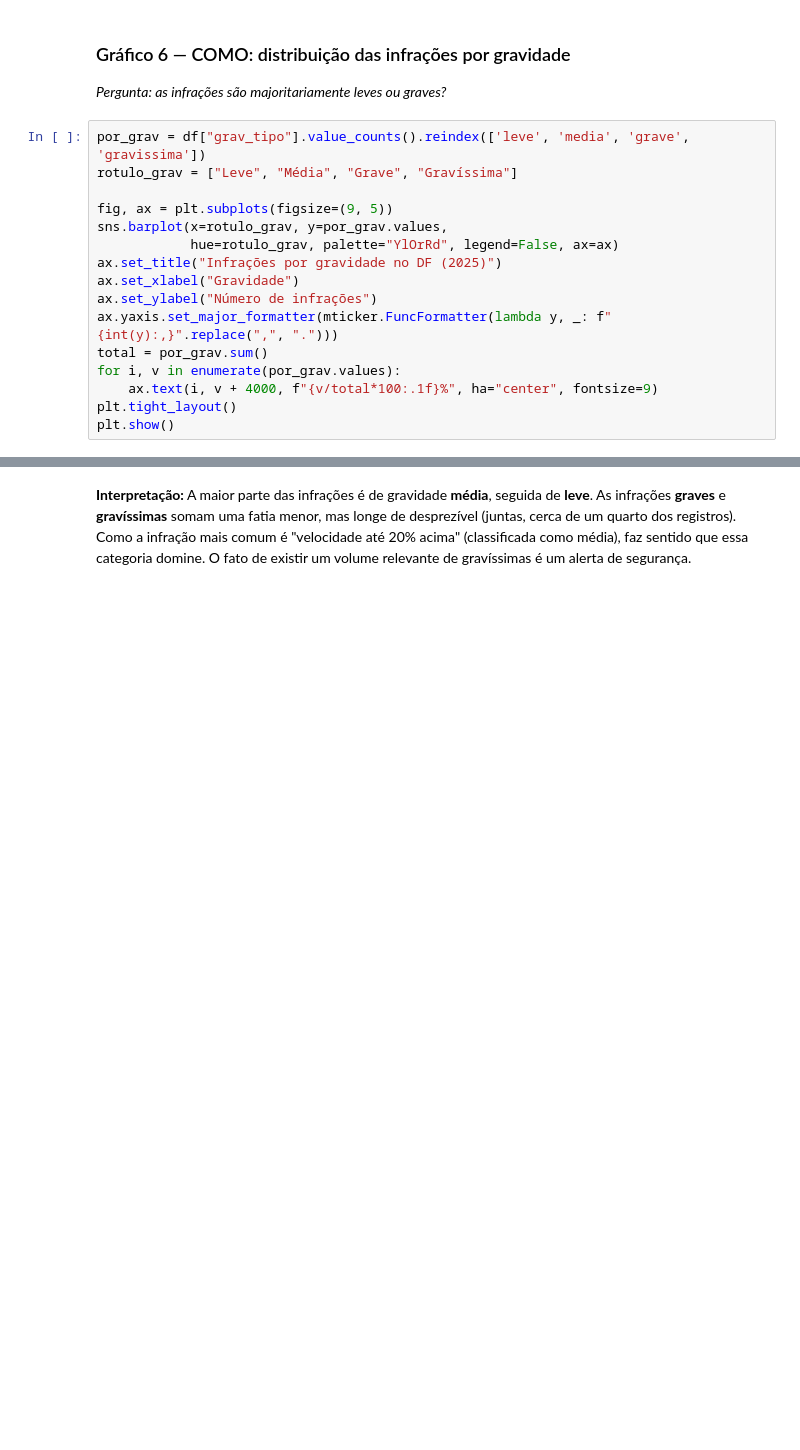
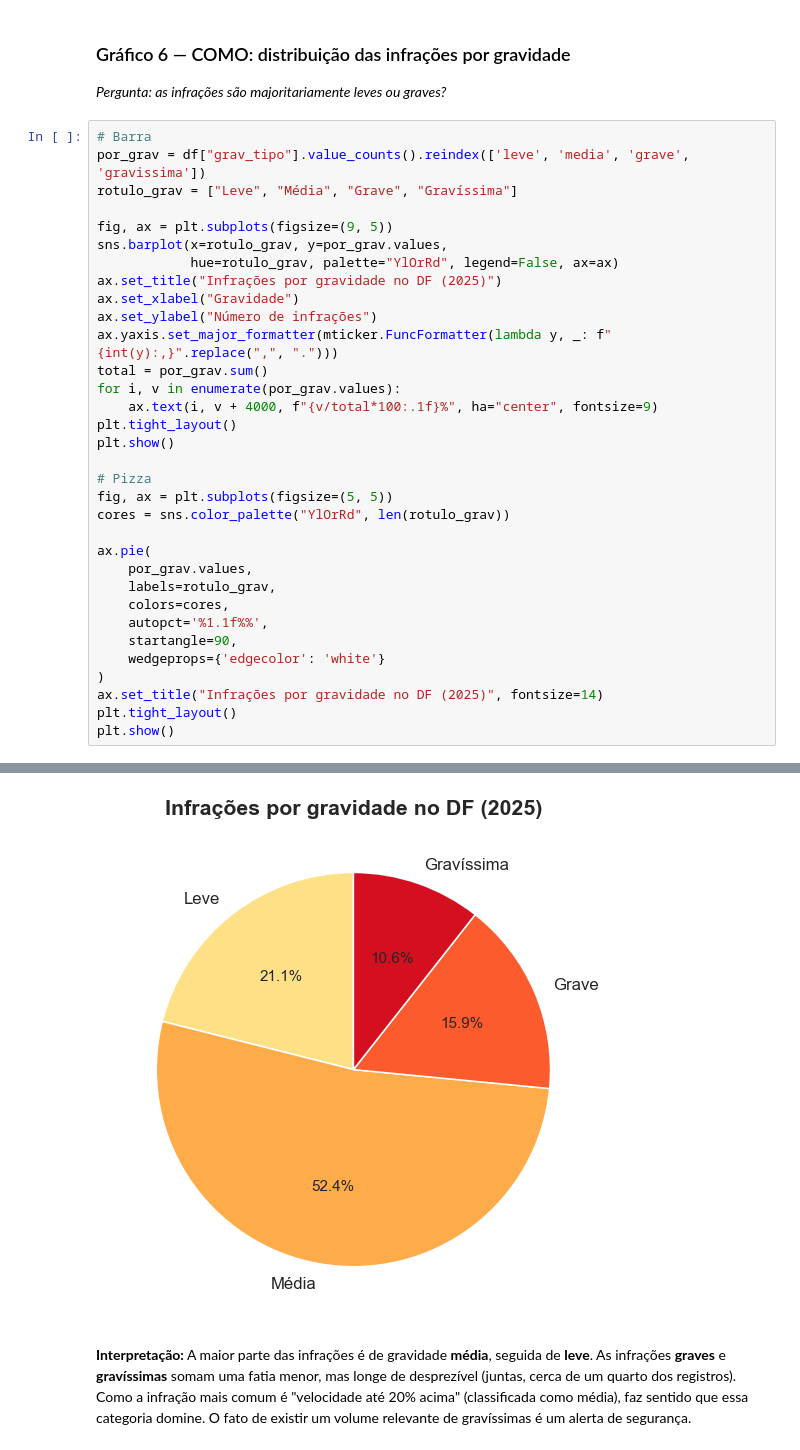
Before and after one commit to Kauan9r7/Ciencias_de_Dados_projetos, a Jupyter notebook: trabalho_final/analise.ipynb, the cells around one changed output, grey strips where cells are left out. Cells and saved outputs as stored; diff of their text form; blank space fills up the shorter version.

```diff
--- a/trabalho_final/analise.ipynb
+++ b/trabalho_final/analise.ipynb
@@ -279,23 +279,41 @@ plt.show()
 
 *Pergunta: as infrações são majoritariamente leves ou graves?*
 # %%
+# Barra
 por_grav = df["grav_tipo"].value_counts().reindex(['leve', 'media', 'grave', 'gravissima'])
 rotulo_grav = ["Leve", "Média", "Grave", "Gravíssima"]
 
 fig, ax = plt.subplots(figsize=(9, 5))
 sns.barplot(x=rotulo_grav, y=por_grav.values,
             hue=rotulo_grav, palette="YlOrRd", legend=False, ax=ax)
 ax.set_title("Infrações por gravidade no DF (2025)")
 ax.set_xlabel("Gravidade")
 ax.set_ylabel("Número de infrações")
 ax.yaxis.set_major_formatter(mticker.FuncFormatter(lambda y, _: f"{int(y):,}".replace(",", ".")))
 total = por_grav.sum()
 for i, v in enumerate(por_grav.values):
     ax.text(i, v + 4000, f"{v/total*100:.1f}%", ha="center", fontsize=9)
 plt.tight_layout()
 plt.show()
+
+# Pizza
+fig, ax = plt.subplots(figsize=(5, 5))
+cores = sns.color_palette("YlOrRd", len(rotulo_grav))
+
+ax.pie(
+    por_grav.values,
+    labels=rotulo_grav,
+    colors=cores,
+    autopct='%1.1f%%',
+    startangle=90,
+    wedgeprops={'edgecolor': 'white'}
+)
+ax.set_title("Infrações por gravidade no DF (2025)", fontsize=14)
+plt.tight_layout()
+plt.show()
 # %% [output]
 [figure]
+[figure, added]
 # %% [markdown]
 **Interpretação:** A maior parte das infrações é de gravidade **média**, seguida de **leve**. As infrações **graves** e **gravíssimas** somam uma fatia menor, mas longe de desprezível (juntas, cerca de um quarto dos registros). Como a infração mais comum é "velocidade até 20% acima" (classificada como média), faz sentido que essa categoria domine. O fato de existir um volume relevante de gravíssimas é um alerta de segurança.
 # %% [markdown]
```
Also changed, not shown: 2 other files.
